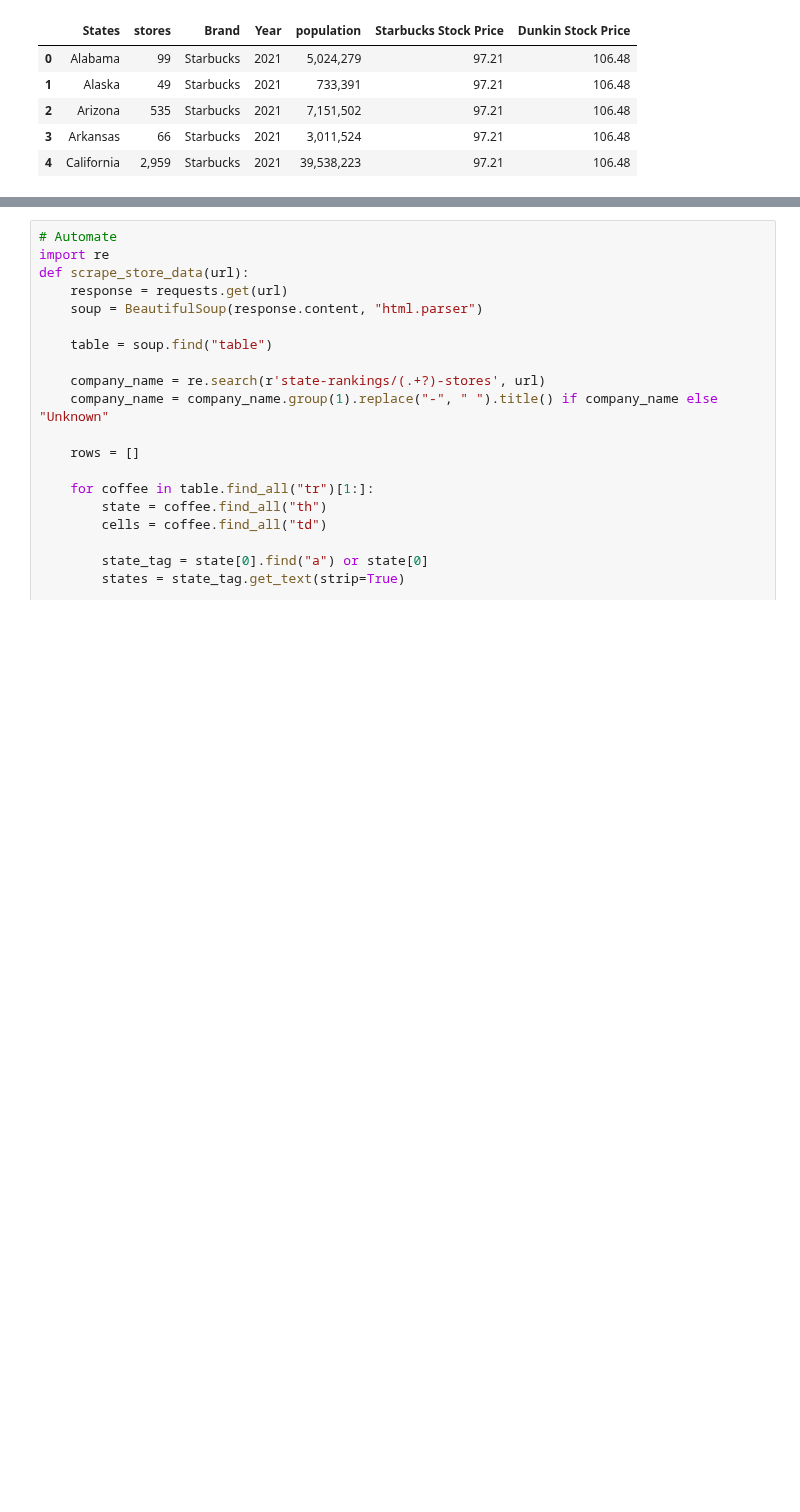
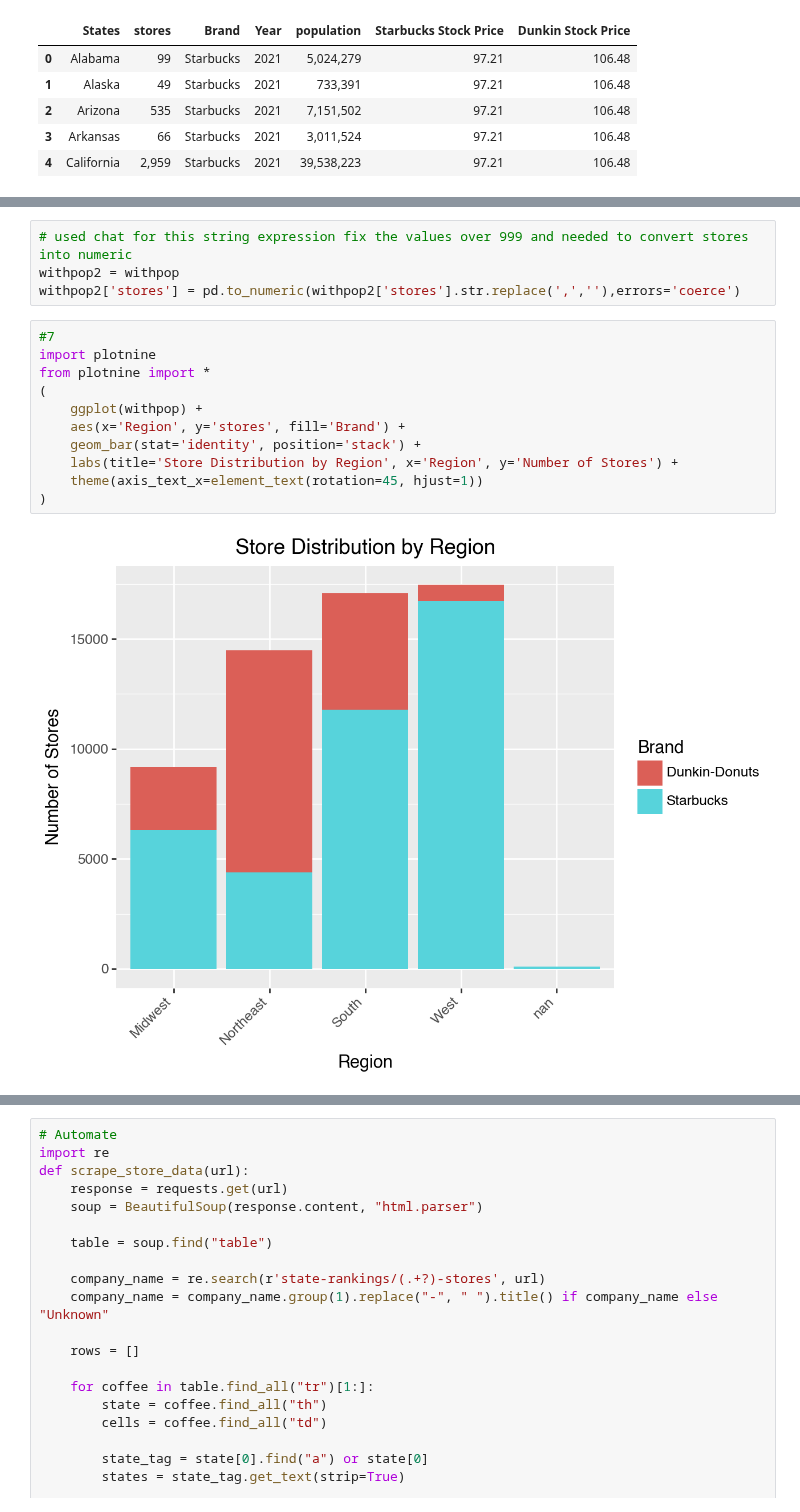
Before and after one commit to EthanSchultz49/GSB-544, a Jupyter notebook: Week_5/Lab 4.ipynb, the cells around one changed output, grey strips where cells are left out. Drawn from its saved outputs; the diff is of its cells as text; blank space fills up the shorter version.

```diff
--- a/Week_5/Lab 4.ipynb
+++ b/Week_5/Lab 4.ipynb
@@ -230,3 +213,20 @@ withpop.head()
 | 2 | Arizona | 535 | Starbucks | 2021 | 7,151,502 | 97.21 | 106.48 | West |
 | 3 | Arkansas | 66 | Starbucks | 2021 | 3,011,524 | 97.21 | 106.48 | South |
 | 4 | California | 2,959 | Starbucks | 2021 | 39,538,223 | 97.21 | 106.48 | West |
+# %%
+# used chat for this string expression fix the values over 999 and needed to convert stores into numeric
+withpop2 = withpop
+withpop2['stores'] = pd.to_numeric(withpop2['stores'].str.replace(',',''),errors='coerce')
+# %%
+#7
+import plotnine
+from plotnine import *
+(
+    ggplot(withpop) +
+    aes(x='Region', y='stores', fill='Brand') +
+    geom_bar(stat='identity', position='stack') +
+    labs(title='Store Distribution by Region', x='Region', y='Number of Stores') +
+    theme(axis_text_x=element_text(rotation=45, hjust=1))
+)
+# %% [output]
+[figure, added]
```
Also changed, not shown: parts of 6 cells of this notebook.
